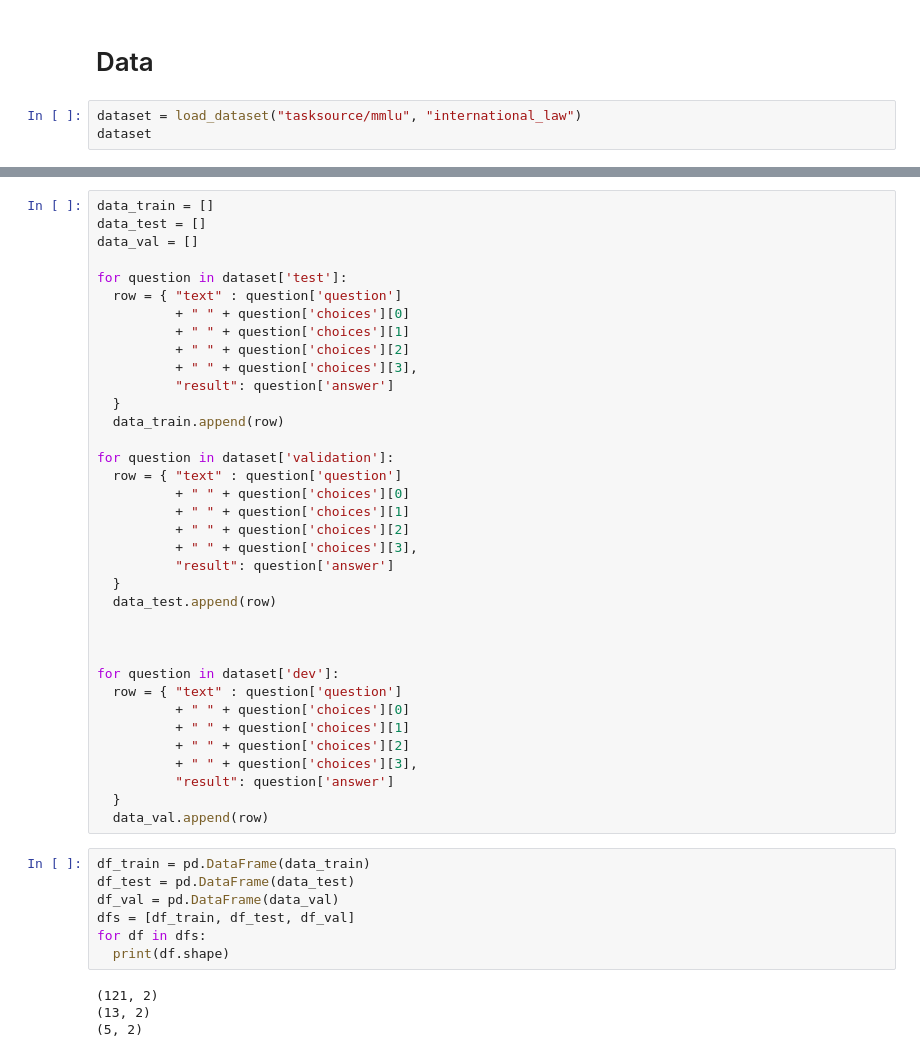
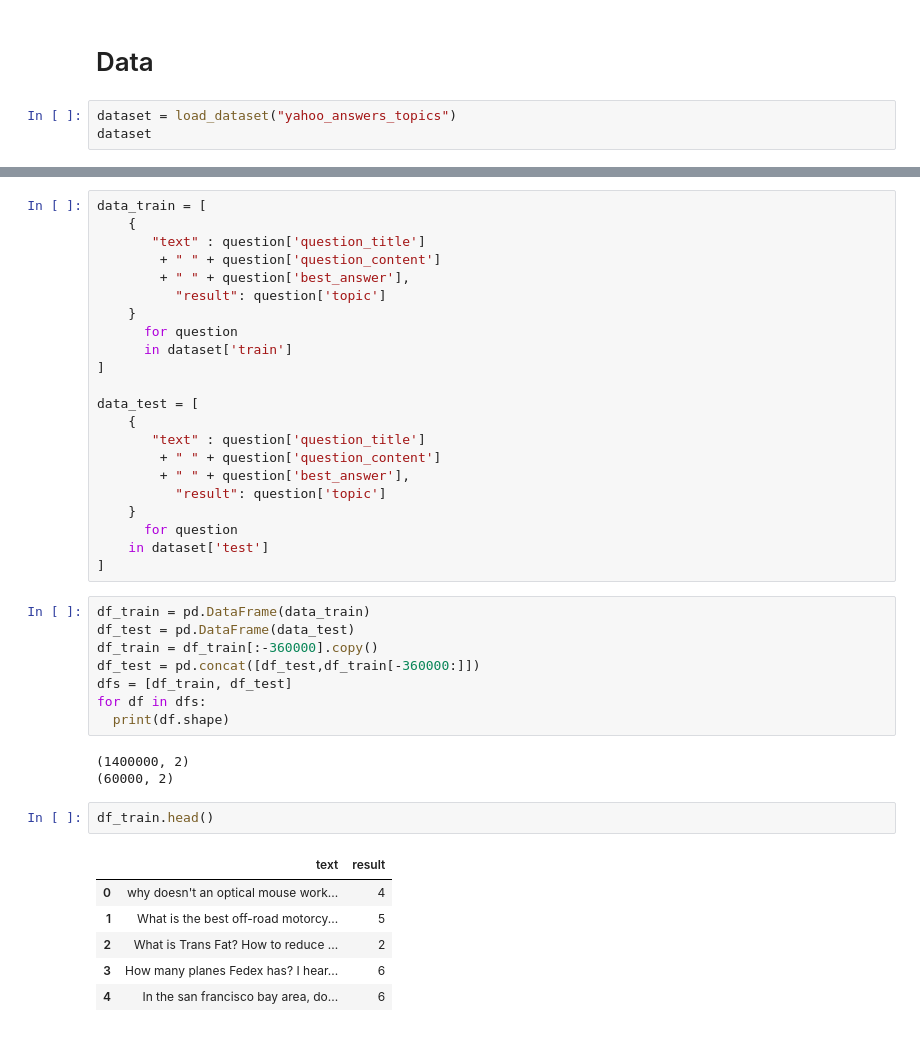
Before and after one commit to DLesmes/bert_embeddings_generator, a Jupyter notebook: bert_embedding_generator.ipynb, the cells around one changed output, grey strips where cells are left out. Cells and saved outputs as stored; diff of their text form.

```diff
--- a/bert_embedding_generator.ipynb
+++ b/bert_embedding_generator.ipynb
@@ -41,7 +52,7 @@ model = BertModel.from_pretrained(model_name)
 # %% [markdown]
 # Data
 # %%
-dataset = load_dataset("tasksource/mmlu", "international_law")
+dataset = load_dataset("yahoo_answers_topics")
 dataset
 # %% [output]
 DatasetDict({
@@ -59,49 +66,44 @@ DatasetDict({
     })
 })
-# %%
-data_train = []
-data_test = []
-data_val = []
-
-for question in dataset['test']:
-  row = { "text" : question['question']
-          + " " + question['choices'][0]
-          + " " + question['choices'][1]
-          + " " + question['choices'][2]
-          + " " + question['choices'][3],
-          "result": question['answer']
-  }
-  data_train.append(row)
-
-for question in dataset['validation']:
-  row = { "text" : question['question']
-          + " " + question['choices'][0]
-          + " " + question['choices'][1]
-          + " " + question['choices'][2]
-          + " " + question['choices'][3],
-          "result": question['answer']
-  }
-  data_test.append(row)
-
-
-
-for question in dataset['dev']:
-  row = { "text" : question['question']
-          + " " + question['choices'][0]
-          + " " + question['choices'][1]
-          + " " + question['choices'][2]
-          + " " + question['choices'][3],
-          "result": question['answer']
-  }
-  data_val.append(row)
+# %%
+data_train = [
+    {
+       "text" : question['question_title']
+        + " " + question['question_content']
+        + " " + question['best_answer'],
+          "result": question['topic']
+    }
+      for question
+      in dataset['train']
+]
+
+data_test = [
+    {
+       "text" : question['question_title']
+        + " " + question['question_content']
+        + " " + question['best_answer'],
+          "result": question['topic']
+    }
+      for question
+    in dataset['test']
+]
 # %%
 df_train = pd.DataFrame(data_train)
 df_test = pd.DataFrame(data_test)
-df_val = pd.DataFrame(data_val)
-dfs = [df_train, df_test, df_val]
+df_train = df_train[:-360000].copy()
+df_test = pd.concat([df_test,df_train[-360000:]])
+dfs = [df_train, df_test]
 for df in dfs:
   print(df.shape)
 # %% [output]
-(121, 2)
-(13, 2)
-(5, 2)
+(1400000, 2)
+(60000, 2)
+# %%
+df_train.head()
+# %% [output]
+|  | text | result |
+| 0 | why doesn't an optical mouse work... | 4 |
+| 1 | What is the best off-road motorcy... | 5 |
+| 2 | What is Trans Fat? How to reduce ... | 2 |
+| 3 | How many planes Fedex has? I hear... | 6 |
+| 4 | In the san francisco bay area, do... | 6 |
```
Also changed, not shown: parts of 27 cells of this notebook.
